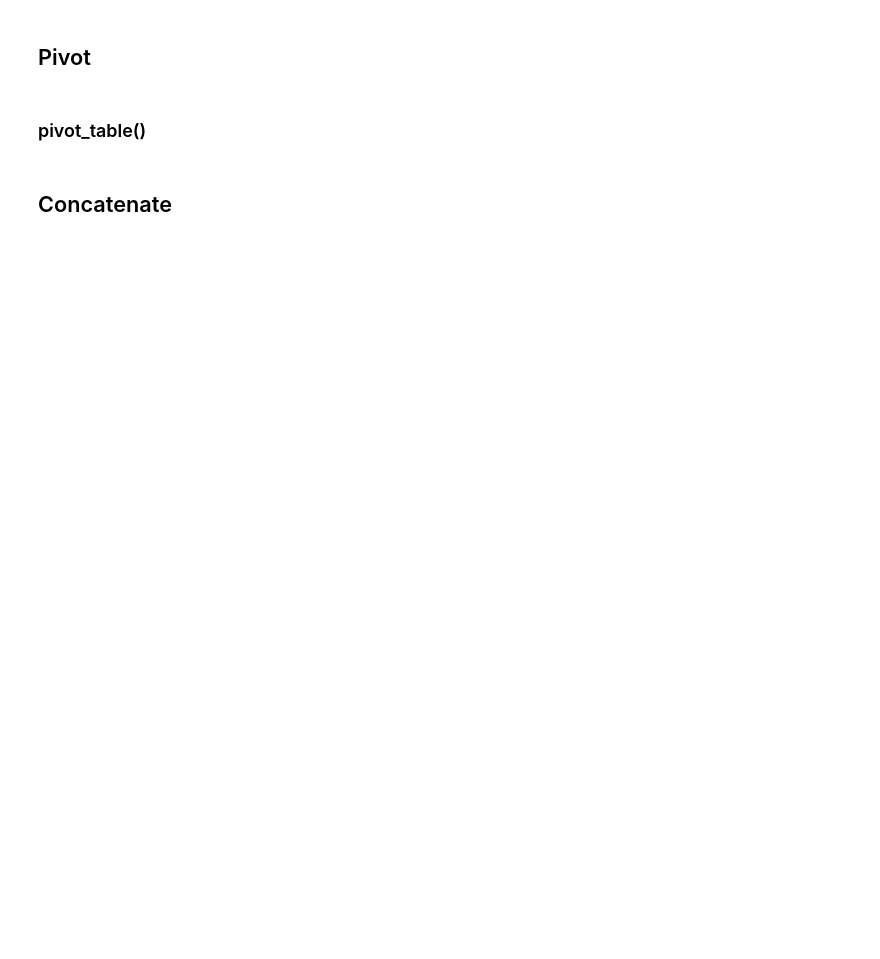
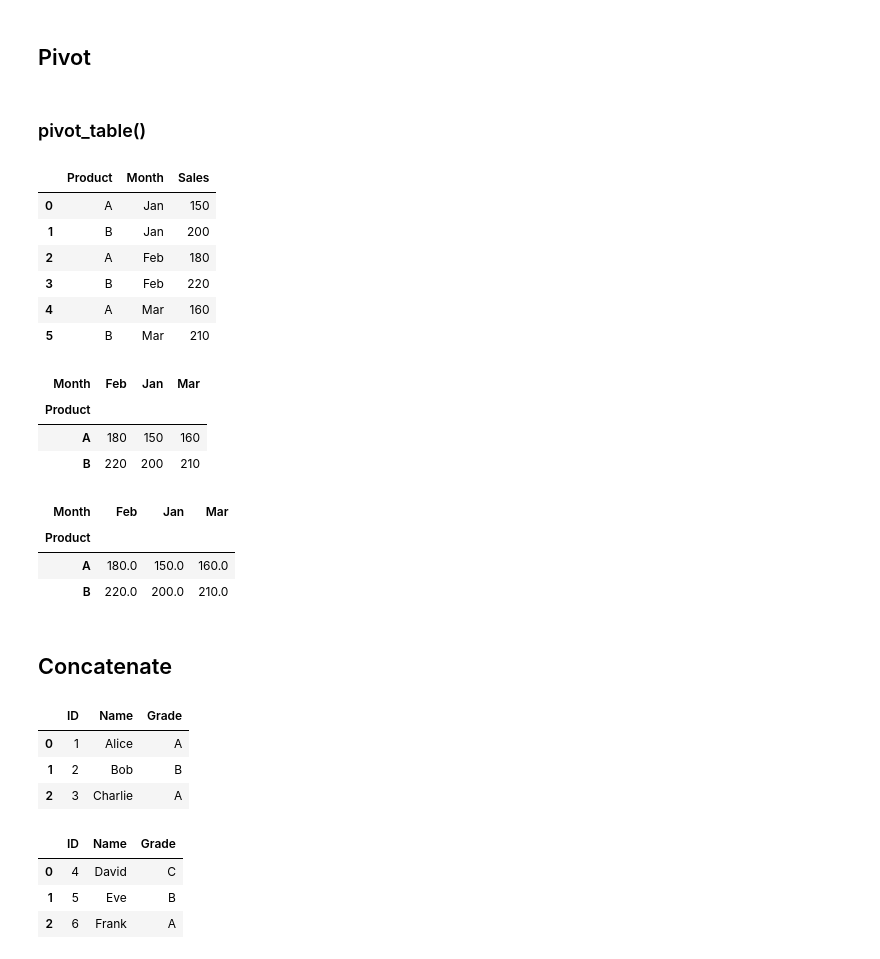
Before and after one commit to alirezasaharkhiz9/python-for-DataAnalysis, a Jupyter notebook: Pandas.ipynb, the cells around one changed output. Drawn from its saved outputs; the diff is of its cells as text; code cells hidden in the pictures; blank space fills up the shorter version.

```diff
--- a/Pandas.ipynb
+++ b/Pandas.ipynb
@@ -1161,5 +1252,70 @@ dtype: float64
 ## Pivot
 # %% [markdown]
 ### pivot_table()
+# %%
+data = {
+    'Product': ['A', 'B', 'A', 'B', 'A', 'B'],
+    'Month': ['Jan', 'Jan', 'Feb', 'Feb', 'Mar', 'Mar'],
+    'Sales': [150, 200, 180, 220, 160, 210]
+}
+
+data = pd.DataFrame(data)
+data
+# %% [output]
+|  | Product | Month | Sales |
+| 0 | A | Jan | 150 |
+| 1 | B | Jan | 200 |
+| 2 | A | Feb | 180 |
+| 3 | B | Feb | 220 |
+| 4 | A | Mar | 160 |
+| 5 | B | Mar | 210 |
+# %%
+data.pivot_table(values='Sales',
+                       index='Product',
+                       columns='Month',
+                       aggfunc='sum',
+                       fill_value=0)
+# %% [output]
+| Month | Feb | Jan | Mar |
+| Product |  |  |  |
+| A | 180 | 150 | 160 |
+| B | 220 | 200 | 210 |
+# %%
+data.pivot_table(values='Sales',
+                       index='Product',
+                       columns='Month',
+                       aggfunc='mean',
+                       fill_value=0)
+# %% [output]
+| Month | Feb | Jan | Mar |
+| Product |  |  |  |
+| A | 180.0 | 150.0 | 160.0 |
+| B | 220.0 | 200.0 | 210.0 |
 # %% [markdown]
 ## Concatenate
+# %%
+data1 = {
+    'ID': [1, 2, 3],
+    'Name': ['Alice', 'Bob', 'Charlie'],
+    'Grade': ['A', 'B', 'A']
+}
+data1 = pd.DataFrame(data1)
+data1
+# %% [output]
+|  | ID | Name | Grade |
+| 0 | 1 | Alice | A |
+| 1 | 2 | Bob | B |
+| 2 | 3 | Charlie | A |
+# %%
+data2 = {
+    'ID': [4, 5, 6],
+    'Name': ['David', 'Eve', 'Frank'],
+    'Grade': ['C', 'B', 'A']
+}
+data2 = pd.DataFrame(data2)
+data2
+# %% [output]
+|  | ID | Name | Grade |
+| 0 | 4 | David | C |
+| 1 | 5 | Eve | B |
+| 2 | 6 | Frank | A |
```
Also changed, not shown: parts of 13 cells of this notebook.
